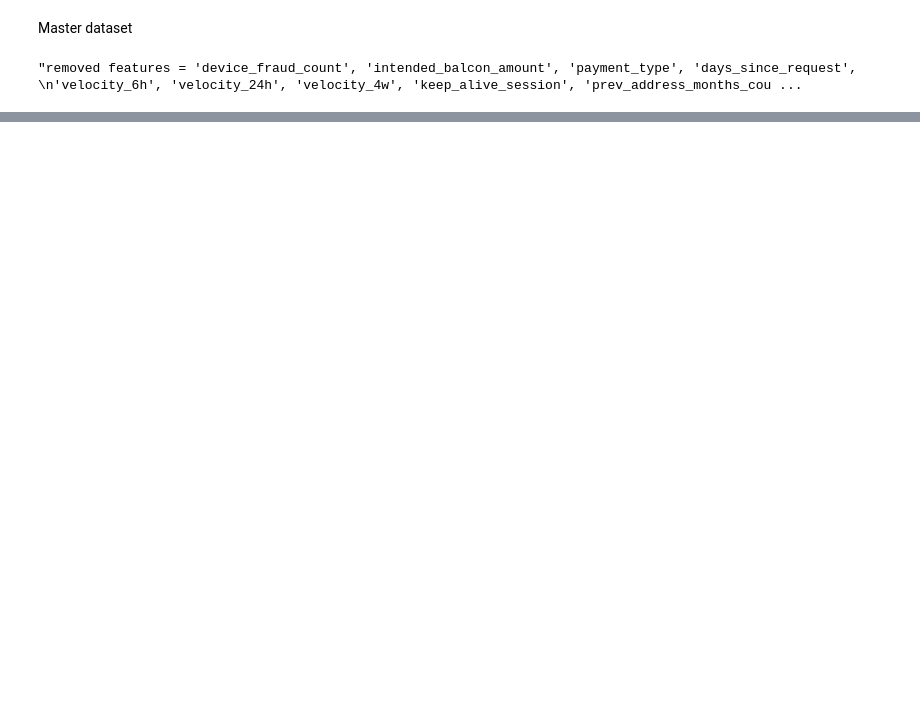
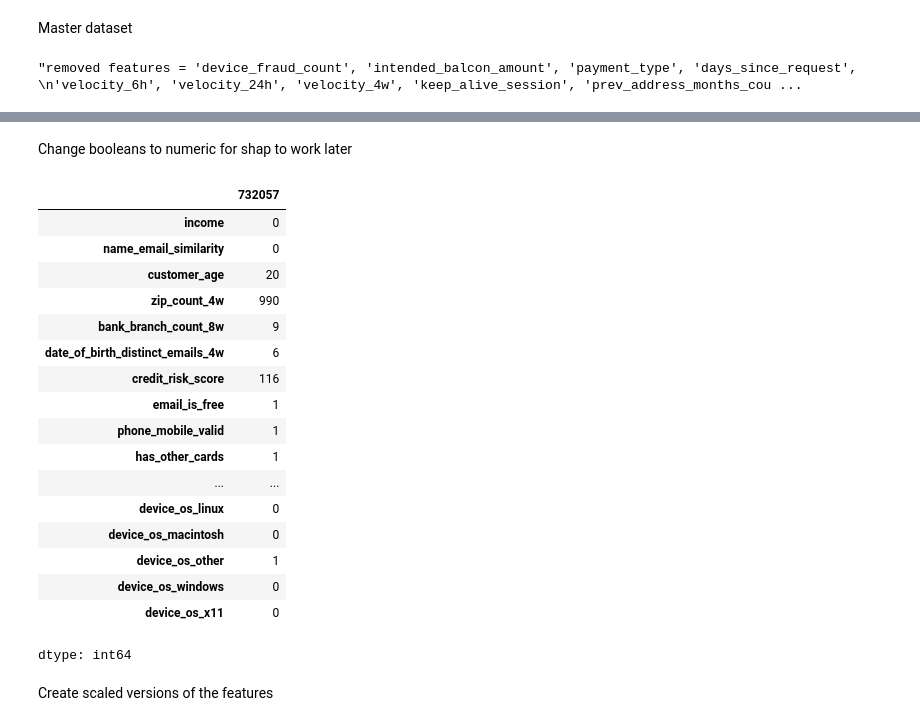
Before and after one commit to MDankloff/Cluster-Bias-Disco, a Jupyter notebook: BAFV2data_preprocessing.ipynb, the cells around one changed output, grey strips where cells are left out. Drawn from its saved outputs; the diff is of its cells as text; code cells hidden in the pictures; blank space fills up the shorter version.

```diff
--- a/BAFV2data_preprocessing.ipynb
+++ b/BAFV2data_preprocessing.ipynb
@@ -227,5 +244,5 @@ SHAP_DUMMY_scaled = ['']
 # %%
 features_to_remove = ['device_fraud_count', 'intended_balcon_amount', 'payment_type', 'days_since_request',
-'velocity_6h', 'velocity_24h', 'velocity_4w', 'keep_alive_session', 'prev_address_months_count', 'current_address_months_count', 'phone_home_valid', 'bank_months_count', 'device_distinct_emails_8w' ]
+'velocity_6h', 'velocity_24h', 'velocity_4w', 'keep_alive_session', 'prev_address_months_count', 'current_address_months_count', 'phone_home_valid', 'bank_months_count', 'device_distinct_emails_8w', 'housing_status', 'employment_status' ]
 
 v2 = v2.drop(columns = features_to_remove)
@@ -276,0 +320,4 @@ memory usage: 2.0+ MB
+# %%
+dummy_cols = ['source', 'device_os']
+v2_sample = pd.get_dummies(v2_sample, columns = dummy_cols)
+v2_sample.info()
@@ -276,0 +346,18 @@ memory usage: 2.0+ MB
+# %%
+df_majority = v2_sample[v2_sample['fraud_bool'] == 0]
+df_minority = v2_sample[v2_sample['fraud_bool'] == 1]
+
+# Calculate the number of samples for upsampling
+#n_samples = int(minority_ratio * len(df_majority) / (1 - minority_ratio)) #proportional group sizes
+n_samples = len(df_majority) # equal class sizes
+
+df_minority_upsampled = resample(df_minority, replace=True, n_samples=n_samples, random_state=42)
+
+# Combine the upsampled minority class with the majority class
+df_upsampled = pd.concat([df_majority, df_minority_upsampled])
+
+v2_upsampled = df_upsampled
+# %%
+X = v2_upsampled.drop(columns = ['fraud_bool'], axis = 1)
+Y = v2_upsampled['fraud_bool']
+Y.value_counts()
@@ -276,0 +370,27 @@ memory usage: 2.0+ MB
+# %% [markdown]
+Change booleans to numeric for shap to work later
+# %%
+X = X.astype(int)
+Y = Y.astype(int)
+X.iloc[7]
+# %% [output]
+|  | 732057 |
+| income | 0 |
+| name_email_similarity | 0 |
+| customer_age | 20 |
+| zip_count_4w | 990 |
+| bank_branch_count_8w | 9 |
+| date_of_birth_distinct_emails_4w | 6 |
+| credit_risk_score | 116 |
+| email_is_free | 1 |
+| phone_mobile_valid | 1 |
+| has_other_cards | 1 |
+| ... | ... |
+| device_os_linux | 0 |
+| device_os_macintosh | 0 |
+| device_os_other | 1 |
+| device_os_windows | 0 |
+| device_os_x11 | 0 |
+dtype: int64
+# %% [markdown]
+Create scaled versions of the features
```
Also changed, not shown: parts of 24 cells of this notebook.
